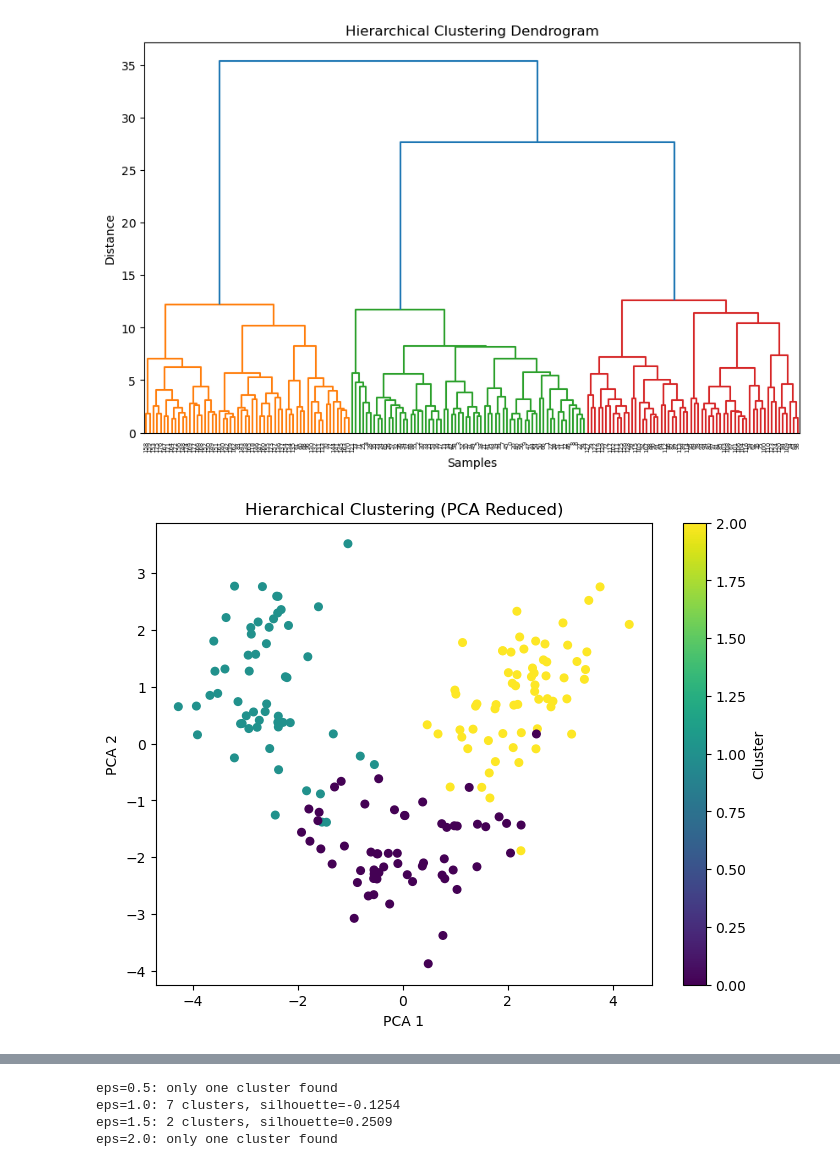
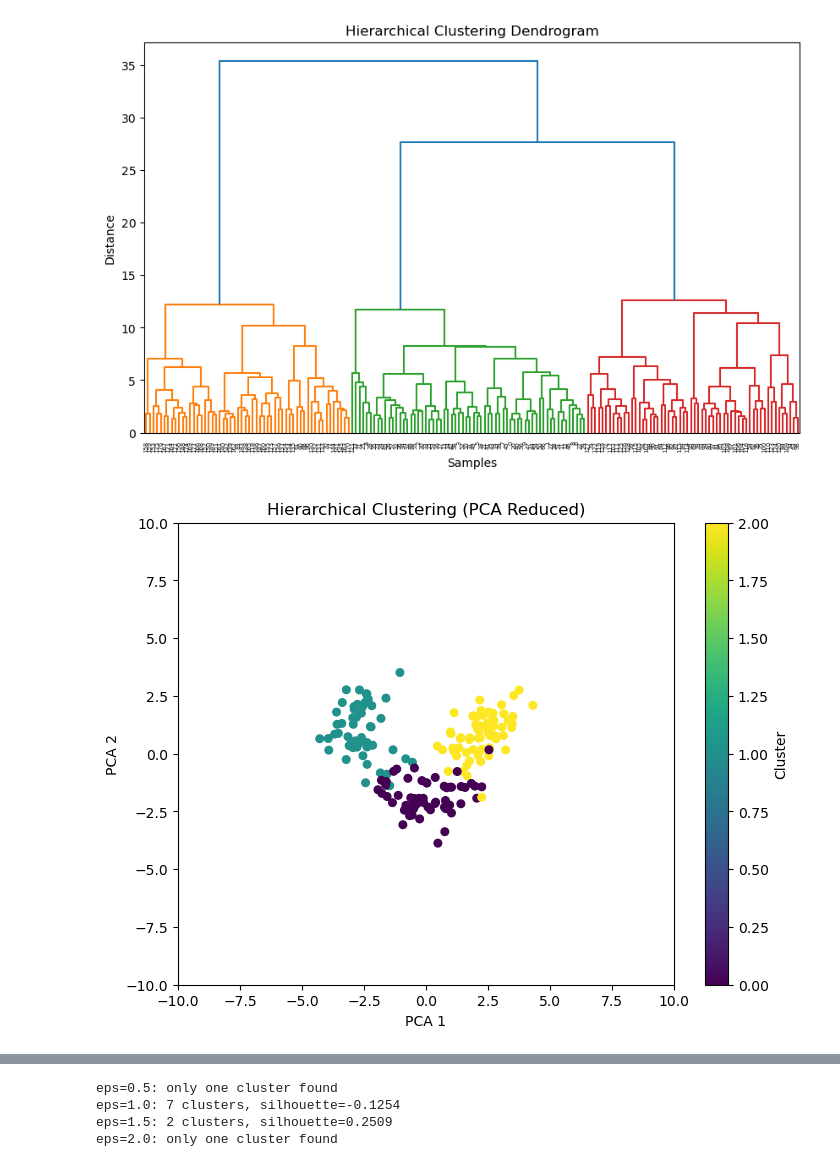
Before and after one commit to Malaravan13/Unsupervised, a Jupyter notebook: code.ipynb, the cells around one changed output, grey strips where cells are left out. Drawn from its saved outputs; the diff is of its cells as text; code cells hidden in the pictures.

```diff
--- a/code.ipynb
+++ b/code.ipynb
@@ -244,16 +246,20 @@ k=10, silhouette score=0.1986
 # %%
 pca = PCA(n_components=2, random_state=42)
 X_pca = pca.fit_transform(X_scaled)
 
 hc = AgglomerativeClustering(n_clusters=3, linkage='ward')
 labels_hc = hc.fit_predict(X_scaled)
 
 plt.figure(figsize=(8,6))
 plt.scatter(X_pca[:,0], X_pca[:,1], c=labels_hc, cmap='viridis', s=30)
 plt.title("Hierarchical Clustering (PCA Reduced)")
 plt.xlabel("PCA 1")
 plt.ylabel("PCA 2")
+
+plt.xlim(-10, 10)
+plt.ylim(-10, 10)
+
 plt.colorbar(label="Cluster")
 plt.show()
 # %% [output]
-[figure, old version]
+[figure, new version]
```
Also changed, not shown: parts of 7 cells of this notebook, 1 other file.
